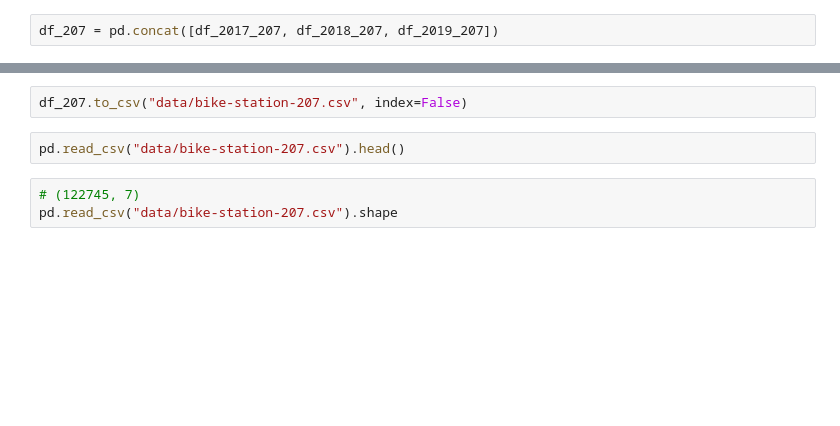
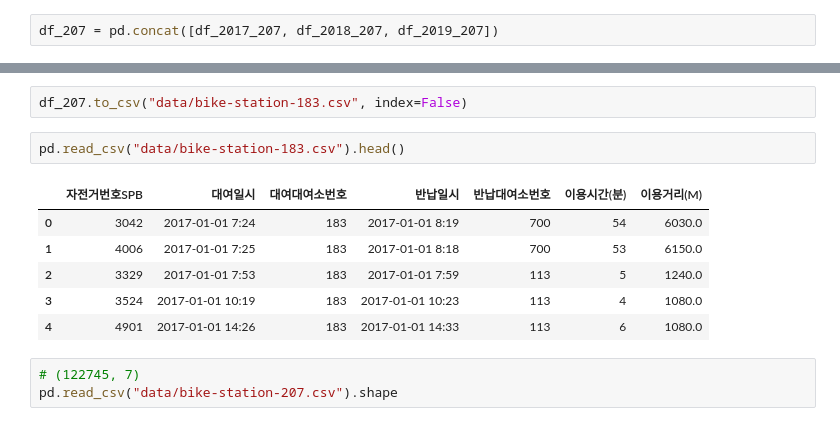
Before and after one commit to corazzon/seoul-bike-analysis, a Jupyter notebook: most-borrowed-bike-station.ipynb, the cells around one changed output, grey strips where cells are left out. Cells and saved outputs as stored; diff of their text form; blank space fills up the shorter version.

```diff
--- a/most-borrowed-bike-station.ipynb
+++ b/most-borrowed-bike-station.ipynb
@@ -46,7 +87,14 @@ df_207.tail()
 # %%
-df_207.to_csv("data/bike-station-207.csv", index=False)
+df_207.to_csv("data/bike-station-183.csv", index=False)
 # %%
-pd.read_csv("data/bike-station-207.csv").head()
+pd.read_csv("data/bike-station-183.csv").head()
+# %% [output]
+|  | 자전거번호SPB | 대여일시 | 대여대여소번호 | 반납일시 | 반납대여소번호 | 이용시간(분) | 이용거리(M) |
+| 0 | 3042 | 2017-01-01 7:24 | 183 | 2017-01-01 8:19 | 700 | 54 | 6030.0 |
+| 1 | 4006 | 2017-01-01 7:25 | 183 | 2017-01-01 8:18 | 700 | 53 | 6150.0 |
+| 2 | 3329 | 2017-01-01 7:53 | 183 | 2017-01-01 7:59 | 113 | 5 | 1240.0 |
+| 3 | 3524 | 2017-01-01 10:19 | 183 | 2017-01-01 10:23 | 113 | 4 | 1080.0 |
+| 4 | 4901 | 2017-01-01 14:26 | 183 | 2017-01-01 14:33 | 113 | 6 | 1080.0 |
 # %%
 # (122745, 7)
 pd.read_csv("data/bike-station-207.csv").shape
```
Also changed, not shown: parts of 15 cells of this notebook, 6 other files.
